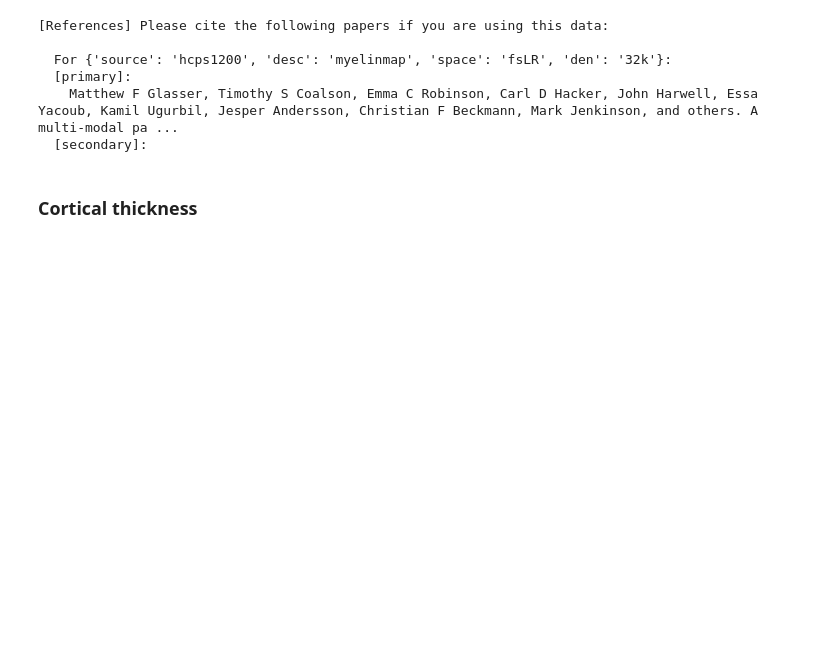
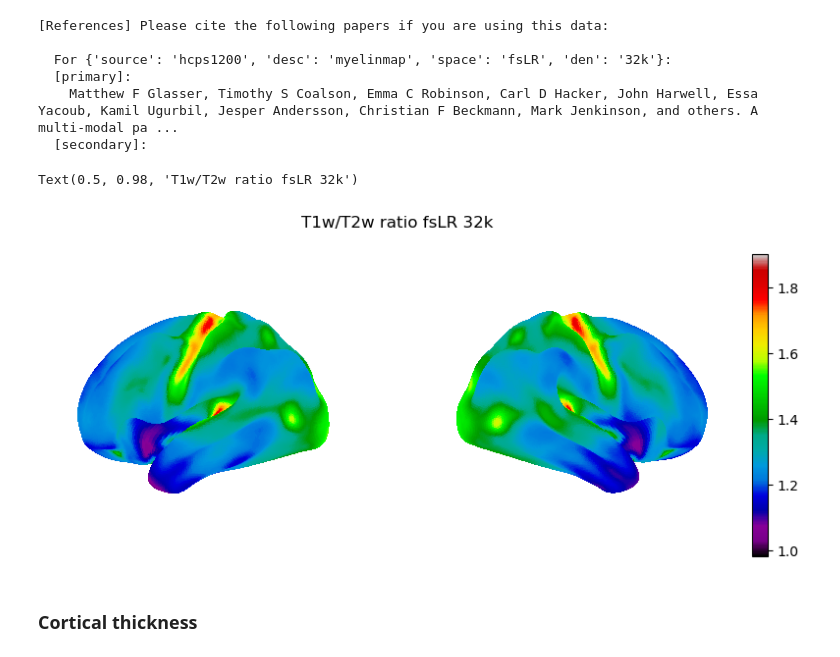
Before and after one commit to katrinasuherman/neuromaps-schizophrenia-thinning, a Jupyter notebook: transformations.ipynb, the cells around one changed output. Cells and saved outputs as stored; diff of their text form; code cells hidden in the pictures; blank space fills up the shorter version.

```diff
--- a/transformations.ipynb
+++ b/transformations.ipynb
@@ -164,6 +292,16 @@ myelinmap_fsLR32k = myelinmap  # already in target space
   [primary]:
     Matthew F Glasser, Timothy S Coalson, Emma C Robinson, Carl D Hacker, John Harwell, Essa Yacoub, Kamil Ugurbil, Jesper Andersson, Christian F Beckmann, Mark Jenkinson, and others. A multi-modal pa ...
   [secondary]:
+# %%
+fig3, cbar3 = plot_surf_lateral_only(
+    myelinmap_fsLR32k, template='fsLR', density='32k',
+    cmap='nipy_spectral', colorbar='shared', cbar_location='right', wspace=0.18,
+    vmin=0.98, vmax=1.9
+)
+fig3.suptitle('T1w/T2w ratio fsLR 32k', y=0.98)
+# %% [output]
+Text(0.5, 0.98, 'T1w/T2w ratio fsLR 32k')
+[figure, added]
 # %% [markdown]
 ### Cortical thickness
 # %%
```
Also changed, not shown: parts of 18 cells of this notebook, 1 other file.
